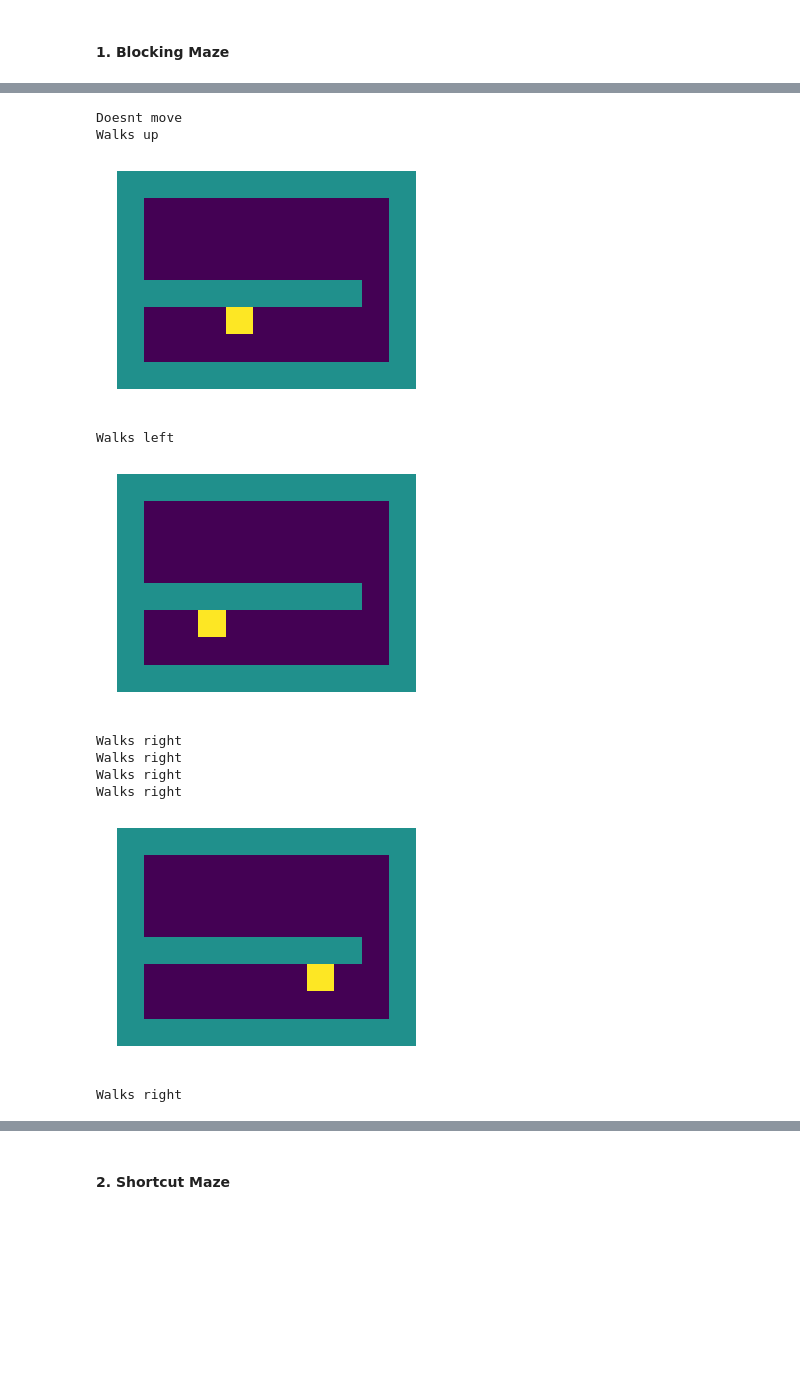
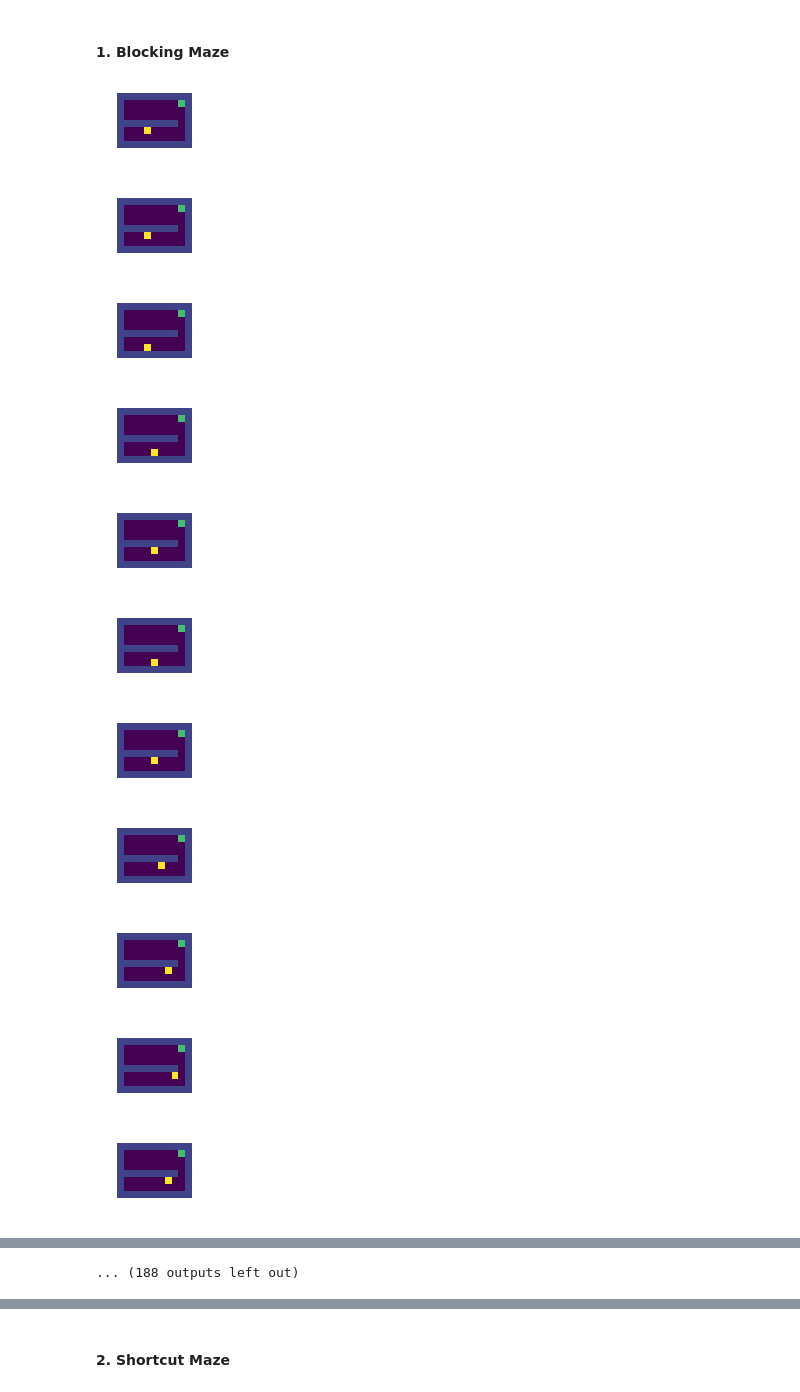
Before and after one commit to julienroy13/COMP767-assignments, a Jupyter notebook: Week3-PlanLearn/DynaQ.ipynb, the cells around one changed output, grey strips where cells are left out. Cells and saved outputs as stored; diff of their text form; code cells hidden in the pictures; blank space fills up the shorter version.

```diff
--- a/Week3-PlanLearn/DynaQ.ipynb
+++ b/Week3-PlanLearn/DynaQ.ipynb
@@ -16,6 +16,7 @@ import matplotlib.pyplot as plt
 # %% [markdown]
 #### 1. Blocking Maze
 # %%
+GOAL_LOCATION = (1, 9)
 GAME_ART = ['###########',
             '#         #',
             '#         #',
@@ -27,7 +28,7 @@ GAME_ART = ['###########',
 
 
 def make_game():
-    """Builds and returns a four-rooms game."""
+    """Builds and returns game."""
     return ascii_art.ascii_art_to_game(GAME_ART, what_lies_beneath=' ', sprites={'P': PlayerSprite})
 
 
@@ -49,51 +50,57 @@ class PlayerSprite(prefab_sprites.MazeWalker):
         # Apply motion commands.
         if actions == 0:    # walk upward?
             self._north(board, the_plot)
-            print('Walks up')
+            #print('Walks up')
         elif actions == 1:  # walk downward?
             self._south(board, the_plot)
-            print('Walks down')
+            #print('Walks down')
         elif actions == 2:  # walk leftward?
             self._west(board, the_plot)
-            print('Walks left')
+            #print('Walks left')
         elif actions == 3:  # walk rightward?
             self._east(board, the_plot)
-            print('Walks right')
-        else:
-            print('Doesnt move')
+            #print('Walks right')
 
         # See if we've found the mystery spot.
-        magical_location = (1, 9)
-        if self.position == magical_location:
+        if self.position == GOAL_LOCATION:
             the_plot.add_reward(1.0)
             the_plot.terminate_episode()
 # %%
 def show_board(obs):
 
-    board = 8 * np.array(obs.layers['P'], dtype=np.float)
-    board += 4 * np.array(obs.layers['#'], dtype=np.float)
+    board = 10 * np.array(obs.layers['P'], dtype=np.float)
+    board += 2 * np.array(obs.layers['#'], dtype=np.float)
 
-    plt.figure()
+    goal_mask = np.zeros(shape=board.shape)
+    goal_mask[GOAL_LOCATION] = 1
+    board += 7 * goal_mask
+
+    plt.figure(figsize=(2,1))
     plt.imshow(board)
     plt.axis('off')
     plt.show()
 # %%
 # Instanciates our game object
 game = make_game()
 
 # Finalize the engine. Set-up and compute the first observation of the game
 obs, reward, gamma = game.its_showtime();
 
-# Take several actions
-obs, reward, gamma = game.play(0)
-show_board(obs)
-obs, reward, gamma = game.play(2)
-show_board(obs)
-obs, reward, gamma = game.play(3)
-obs, reward, gamma = game.play(3)
-obs, reward, gamma = game.play(3)
-obs, reward, gamma = game.play(3)
-show_board(obs)
-obs, reward, gamma = game.play(3)
-show_board(obs)
+# Take actions at random until termination
+while not(game.game_over):
+    a = np.random.randint(4)
+    obs, reward, gamma = game.play(a)
+    show_board(obs)
+print('GAME OVER')
 # %% [output]
+[figure, new version]
+[figure, new version]
+[figure, new version]
+[figure, new version]
+[figure, added]
+[figure, added]
+[figure, added]
+[figure, added]
+[figure, added]
+[figure, added]
+[figure, added]
@@ -100,11 +108 @@ show_board(obs)
-Doesnt move
-Walks up
+... (188 outputs left out)
-[figure, old version]
-Walks left
-[figure, old version]
-Walks right
-Walks right
-Walks right
-Walks right
-[figure, old version]
-Walks right
```
Also changed, not shown: parts of 1 cell of this notebook.
